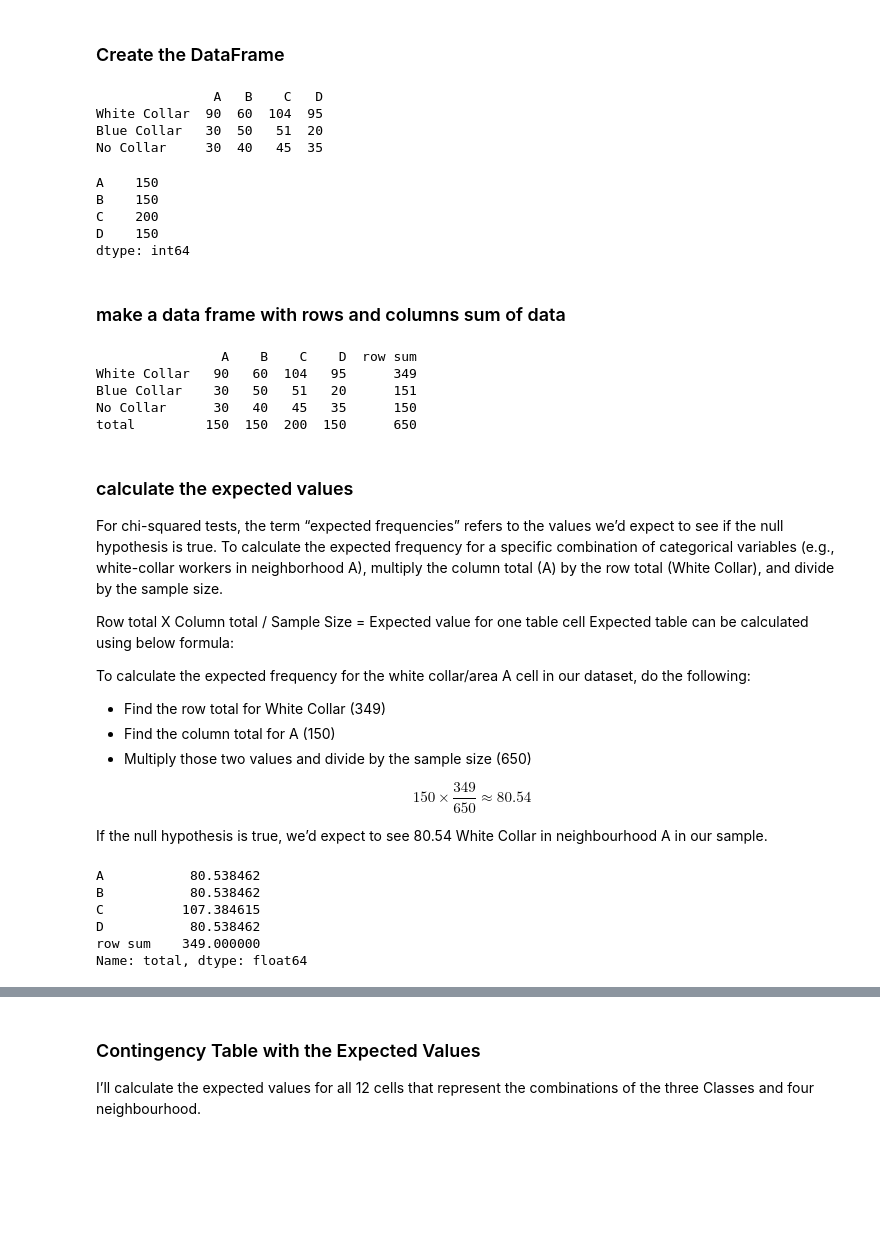
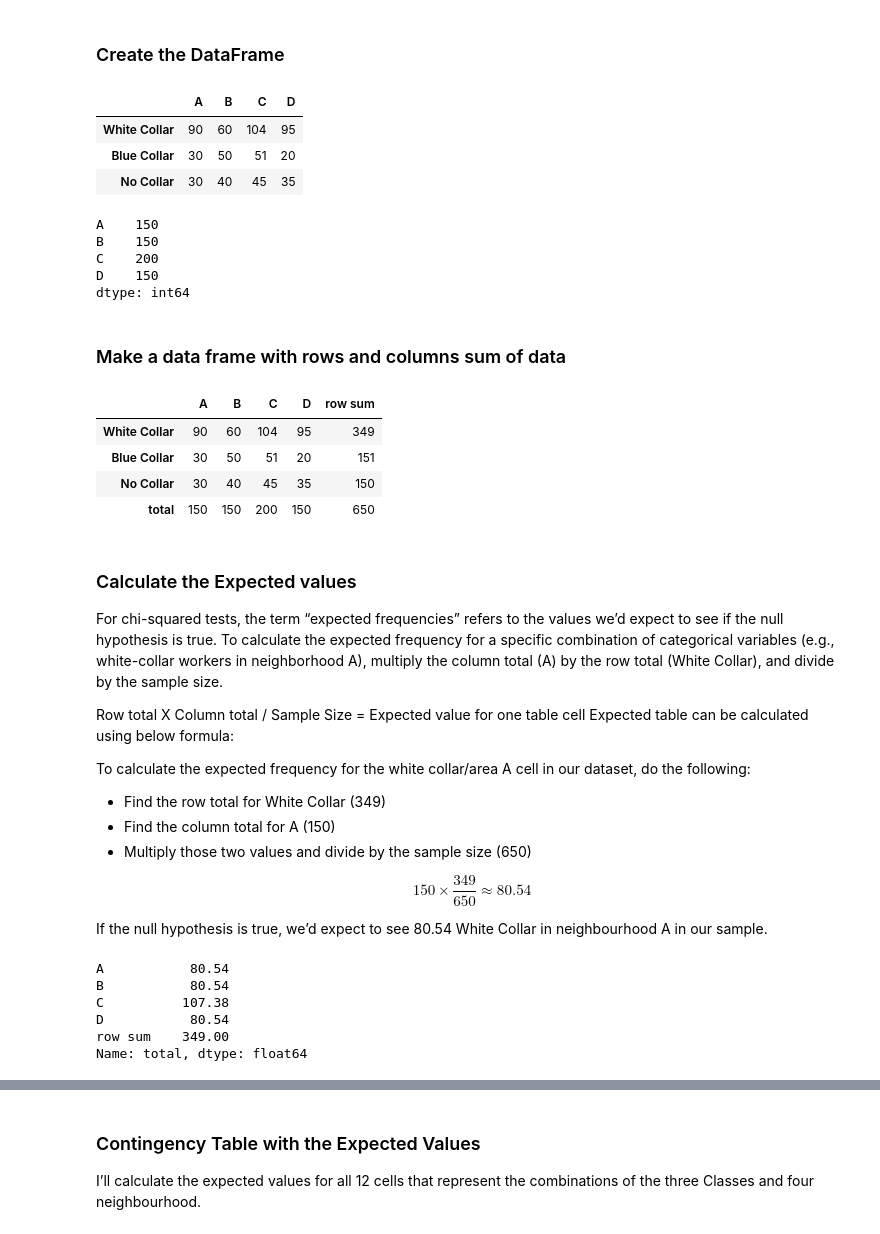
Before and after one commit to Freeha-S/Tasks-2020, a Jupyter notebook: task-2020.ipynb, the cells around one changed output, grey strips where cells are left out. Saved outputs shown, nothing was run; the diff lists cells and outputs as text; code cells hidden in the pictures; blank space fills up the shorter version.

```diff
--- a/task-2020.ipynb
+++ b/task-2020.ipynb
@@ -378,14 +381,14 @@ data = {'A':[90, 30, 30], 'B':[60, 50, 40], 'C':[104, 51, 45],'D':[95, 20, 35]}
 
 df = pd.DataFrame(data, index =['White Collar','Blue Collar','No Collar'])
 
-print(df)
+df
 
 # Ref: code adopted from https://datatofish.com/create-pandas-dataframe/
 # %% [output]
-               A   B    C   D
-White Collar  90  60  104  95
-Blue Collar   30  50   51  20
-No Collar     30  40   45  35
+|  | A | B | C | D |
+| White Collar | 90 | 60 | 104 | 95 |
+| Blue Collar | 30 | 50 | 51 | 20 |
+| No Collar | 30 | 40 | 45 | 35 |
 # %%
 df.sum()
 # %% [output]
@@ -395,24 +398,24 @@ C    200
 D    150
 dtype: int64
 # %% [markdown]
-### make a data frame with rows and columns sum of data
+###  Make a data frame with rows and columns sum of data
 # %%
 sums = df.select_dtypes(np.number).sum().rename('total')
 
 # append sums to the data frame
 df2=df
 df2=df2.append(sums)
 df2["row sum"] = df2.sum(axis=1)
-print(df2)
+df2
 #ref: https://stackoverflow.com/a/41286765
 # %% [output]
-                A    B    C    D  row sum
-White Collar   90   60  104   95      349
-Blue Collar    30   50   51   20      151
-No Collar      30   40   45   35      150
-total         150  150  200  150      650
+|  | A | B | C | D | row sum |
+| White Collar | 90 | 60 | 104 | 95 | 349 |
+| Blue Collar | 30 | 50 | 51 | 20 | 151 |
+| No Collar | 30 | 40 | 45 | 35 | 150 |
+| total | 150 | 150 | 200 | 150 | 650 |
 # %% [markdown]
-### calculate the expected values
+### Calculate the Expected values
 For chi-squared tests, the term “expected frequencies” refers to the values we’d expect to see if the null hypothesis is true. To calculate the expected frequency for a specific combination of categorical variables (e.g., white-collar workers in neighborhood A), multiply the column total (A) by the row total (White Collar), and divide by the sample size.
 
 Row total X Column total / Sample Size = Expected value for one table cell
@@ -430,13 +433,13 @@ $${150\times {\frac {349}{650}}\approx 80.54}$$
 If the null hypothesis is true, we’d expect to see 80.54 White Collar in neighbourhood A  in our sample.
 # %%
 #look at the options to calculate the expected values
-print(df2.loc["total"]*349/650)
+(df2.loc["total"]*349/650).round(2)
 # %% [output]
-A           80.538462
-B           80.538462
-C          107.384615
-D           80.538462
-row sum    349.000000
+A           80.54
+B           80.54
+C          107.38
+D           80.54
+row sum    349.00
 Name: total, dtype: float64
 # %%
 # first look at how to manipulate the data in dataframe
```
Also changed, not shown: parts of 68 cells of this notebook.
